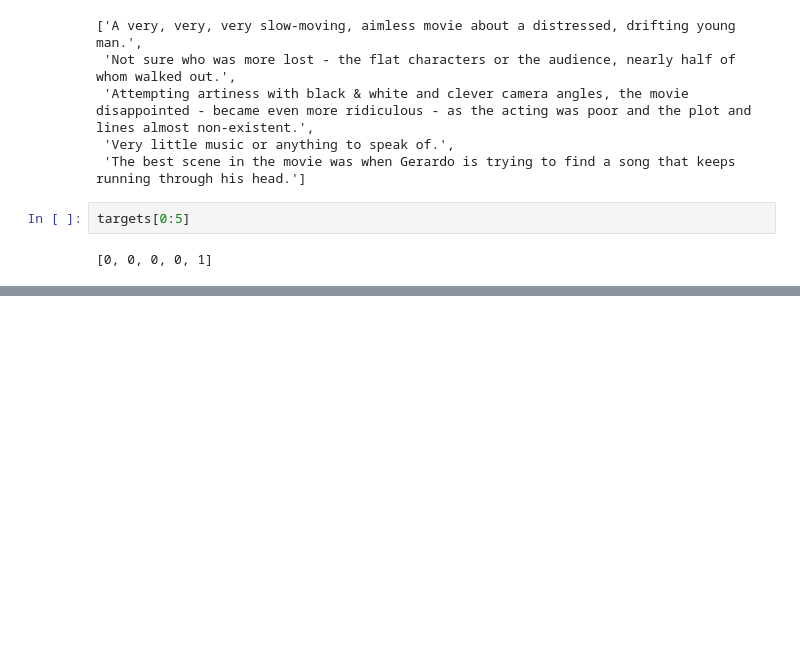
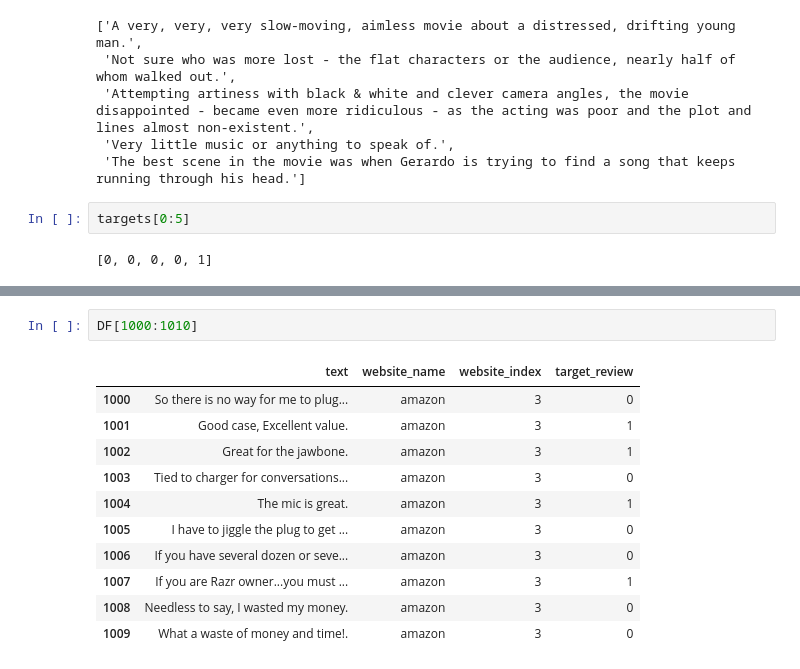
Before and after one commit to vlopez0392/DM2023-Lab1-Fork, a Jupyter notebook: Homework/DM2023_Lab1_Homework.ipynb, the cells around one changed output, grey strips where cells are left out. Drawn from its saved outputs; the diff is of its cells as text; blank space fills up the shorter version.

```diff
--- a/Homework/DM2023_Lab1_Homework.ipynb
+++ b/Homework/DM2023_Lab1_Homework.ipynb
@@ -200,0 +244,14 @@ targets[0:5]
+# %%
+DF[1000:1010]
+# %% [output]
+|  | text | website_name | website_index | target_review |
+| 1000 | So there is no way for me to plug... | amazon | 3 | 0 |
+| 1001 | Good case, Excellent value. | amazon | 3 | 1 |
+| 1002 | Great for the jawbone. | amazon | 3 | 1 |
+| 1003 | Tied to charger for conversations... | amazon | 3 | 0 |
+| 1004 | The mic is great. | amazon | 3 | 1 |
+| 1005 | I have to jiggle the plug to get ... | amazon | 3 | 0 |
+| 1006 | If you have several dozen or seve... | amazon | 3 | 0 |
+| 1007 | If you are Razr owner...you must ... | amazon | 3 | 1 |
+| 1008 | Needless to say, I wasted my money. | amazon | 3 | 0 |
+| 1009 | What a waste of money and time!. | amazon | 3 | 0 |
```
Also changed, not shown: parts of 7 cells of this notebook, 1 other file.
